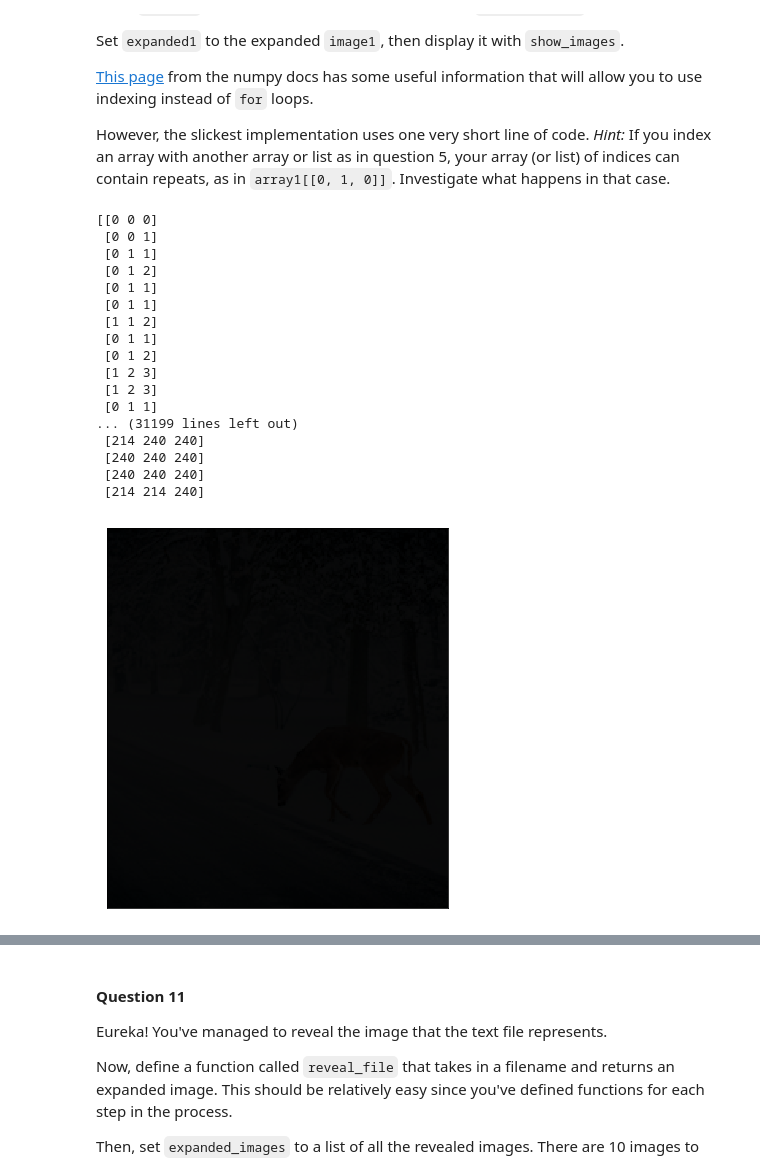
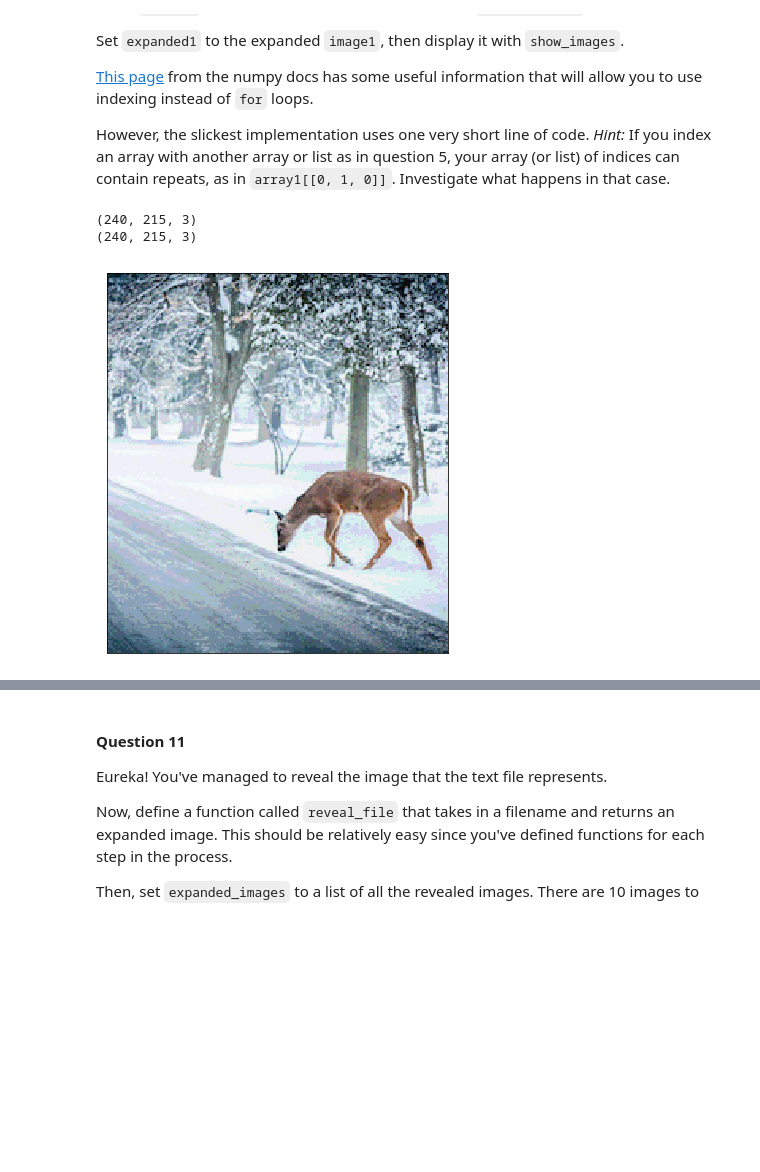
Before and after one commit to oliviapy960825/oliviapy960825.github.io, a Jupyter notebook: Assignments/HW1.ipynb, the cells around one changed output, grey strips where cells are left out. Saved outputs shown, nothing was run; the diff lists cells and outputs as text; code cells hidden in the pictures; blank space fills up the shorter version.

```diff
--- a/Assignments/HW1.ipynb
+++ b/Assignments/HW1.ipynb
@@ -619,38 +620,26 @@ However, the slickest implementation uses one very short line of code.
 array (or list) of indices can contain repeats, as in `array1[[0, 1, 0]]`.
 Investigate what happens in that case.
 # %%
+import numpy as np
 # This array is provided for your convenience.
 transformed = np.array([12, 37, 65, 89, 114, 137, 162, 187, 214, 240, 250])
 #print(transformed)
 #print(transformed[0])
 
 def expand_image_range(image):
     #print(image)
+    new_array=[]
+    print(image.shape)
     for ele in image:
-        print(ele)
-        print(transformed[ele])
-        ele=transformed[ele]
-    print(image)
-    return image
+        new_array.append(transformed[ele])
+    new_array=np.array(new_array)
+    #print(new_array)
+    print(new_array.shape)
+    return new_array
 expanded1 = expand_image_range(image1)
 show_images(expanded1)
 plt.show()
 # %% [output]
-[[0 0 0]
- [0 0 1]
- [0 1 1]
- [0 1 2]
- [0 1 1]
- [0 1 1]
- [1 1 2]
- [0 1 1]
- [0 1 2]
- [1 2 3]
- [1 2 3]
- [0 1 1]
-... (31199 lines left out)
- [214 240 240]
- [240 240 240]
- [240 240 240]
- [214 214 240]
+(240, 215, 3)
+(240, 215, 3)
-[figure, old version]
+[figure, new version]
```
Also changed, not shown: parts of 3 cells of this notebook, 2 other files.
